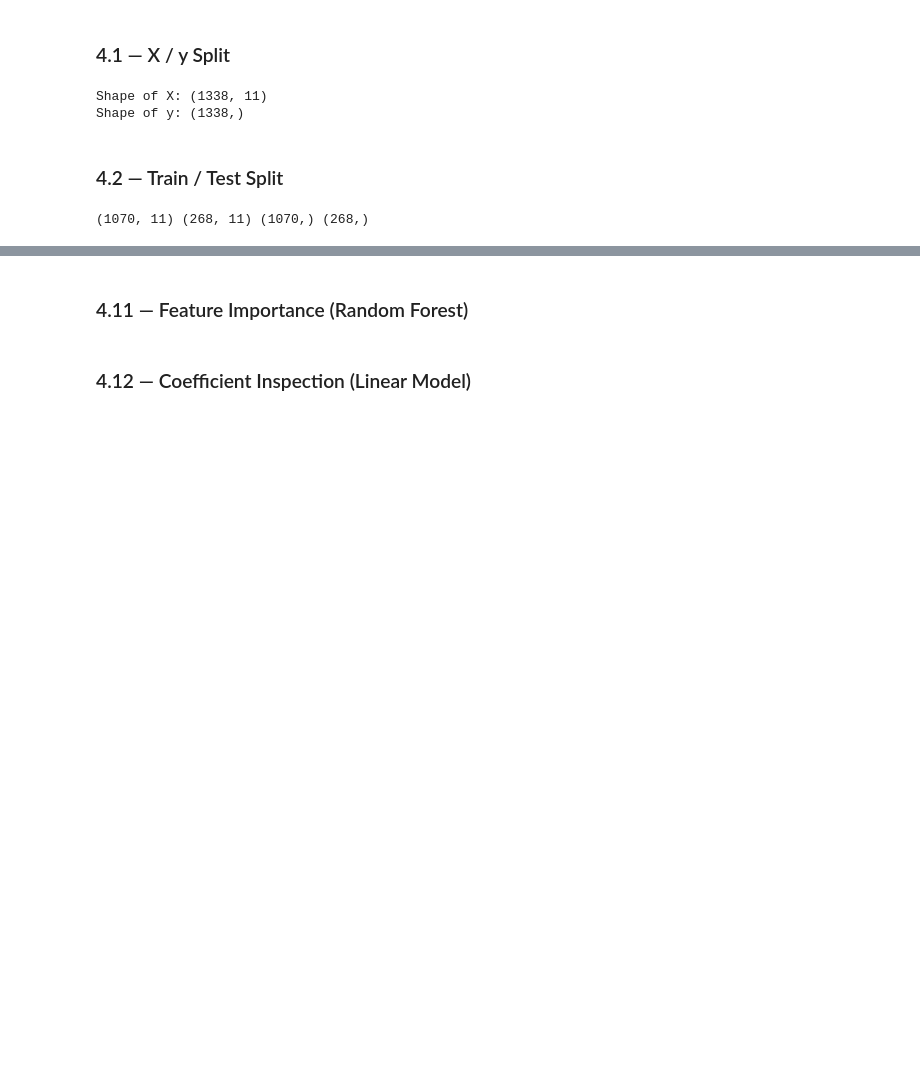
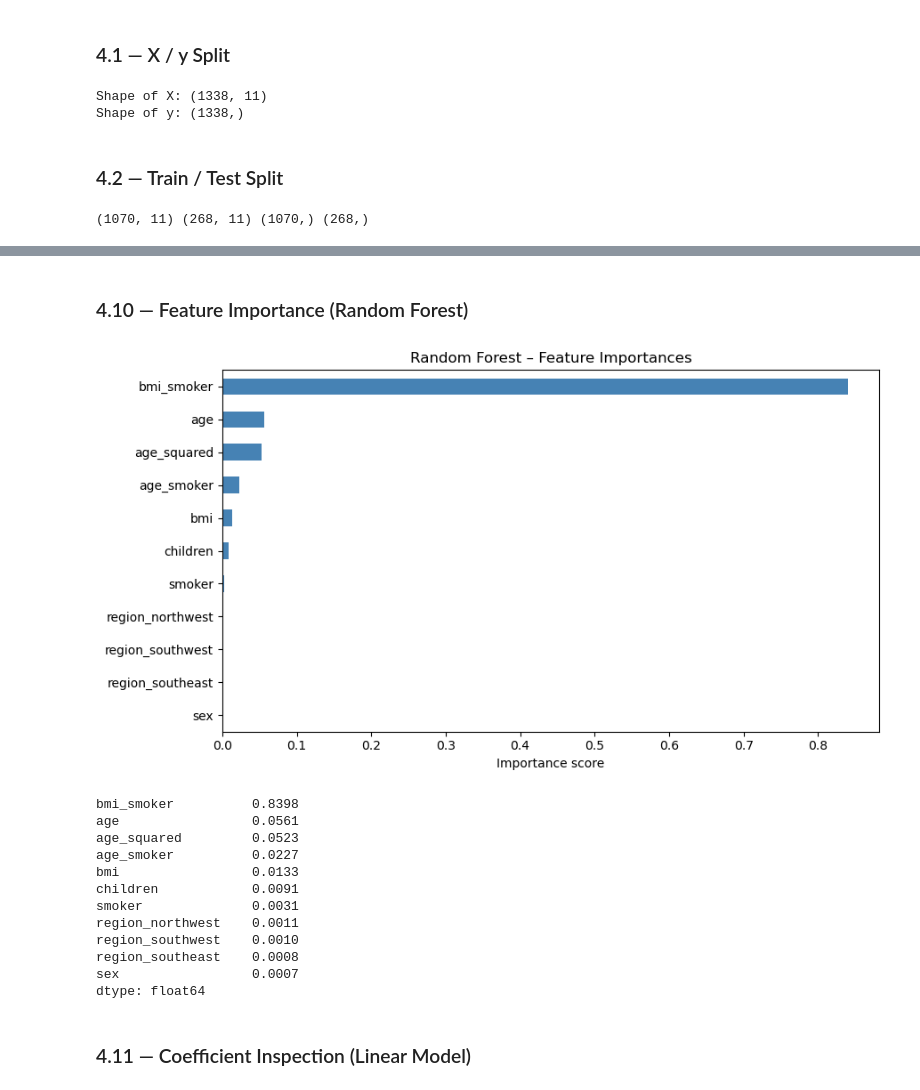
Before and after one commit to sufyan1105/Medical-Insurance-Cost-Prediction, a Jupyter notebook: medical_insurance_cost_predictor.ipynb, the cells around one changed output, grey strips where cells are left out. Drawn from its saved outputs; the diff is of its cells as text; code cells hidden in the pictures; blank space fills up the shorter version.

```diff
--- a/medical_insurance_cost_predictor.ipynb
+++ b/medical_insurance_cost_predictor.ipynb
@@ -35,8 +33,7 @@ TARGET = "charges"
 # %% [markdown]
 ### 1.1 — Load the Dataset
 # %%
-FILE_PATH = "insurance.csv"
-df = pd.read_csv(FILE_PATH)
+df = pd.read_csv("insurance.csv")
 print(df.shape)
 # %% [output]
 (1338, 7)
@@ -290,7 +260,7 @@ Name: count, dtype: int64
 # %% [markdown]
 ### 3.3 — One-Hot Encode 'region'
 # %%
-df_clean = pd.get_dummies(df_clean, columns=["region"], drop_first=True)
+df_clean = pd.get_dummies(df_clean, columns=["region"], drop_first=True, dtype=int)
 print("Columns after OHE:", df_clean.columns.tolist())
 print(df_clean.dtypes)
 # %% [output]
@@ -307,5 +277 @@ region_southwest       bool
 dtype: object
-# %%
-df_clean = df_clean.astype({"region_northwest": int,
-                            "region_southeast": int,
-                            "region_southwest": int})
@@ -494,25 +458,28 @@ ridge_preds = ridge_model.predict(X_test_scaled)
 # %% [markdown]
-### 4.11 — Feature Importance (Random Forest)
+### 4.10 — Feature Importance (Random Forest)
 # %%
-# GOAL: a horizontal bar chart of the Random Forest's feature importances,
-#       sorted, largest at the top.
-#
-# HINTS
-#   - A fitted forest exposes its importances as an attribute (an array in the
-#     same order as the training columns). Wrap it in a pandas Series indexed by
-#     X_train.columns so the bars are labelled — this is exactly why 4.7 used the
-#     raw DataFrame instead of a scaled numpy array.
-#   - Sort the Series, take the top n, and use .plot with a horizontal bar kind.
-#
-# ASK YOURSELF
-#   - Is `smoker` at the top? Does the ranking match what your EDA predicted?
-#   - Where did your engineered interaction columns land? If `bmi_smoker` ranks
-#     high, note the subtlety: the forest could have found that interaction on
-#     its own, so a high rank doesn't prove the feature was necessary — only that
-#     the model used it once offered.
-#   - Caveat worth knowing: impurity-based importances are biased toward
-#     high-cardinality features. For a more trustworthy ranking, look up
-#     sklearn's permutation_importance.
+importances = pd.Series(models["Random Forest"].feature_importances_, index=X_train.columns)
+importances.sort_values().plot(kind="barh", figsize=(9, 5), color="steelblue")
+plt.title("Random Forest – Feature Importances")
+plt.xlabel("Importance score")
+plt.tight_layout()
+plt.show()
+
+print(importances.sort_values(ascending=False).round(4))
+# %% [output]
+[figure, added]
+bmi_smoker          0.8398
+age                 0.0561
+age_squared         0.0523
+age_smoker          0.0227
+bmi                 0.0133
+children            0.0091
+smoker              0.0031
+region_northwest    0.0011
+region_southwest    0.0010
+region_southeast    0.0008
+sex                 0.0007
+dtype: float64
 # %% [markdown]
-### 4.12 — Coefficient Inspection (Linear Model)
+### 4.11 — Coefficient Inspection (Linear Model)
 # %%
```
Also changed, not shown: parts of 29 cells of this notebook.
